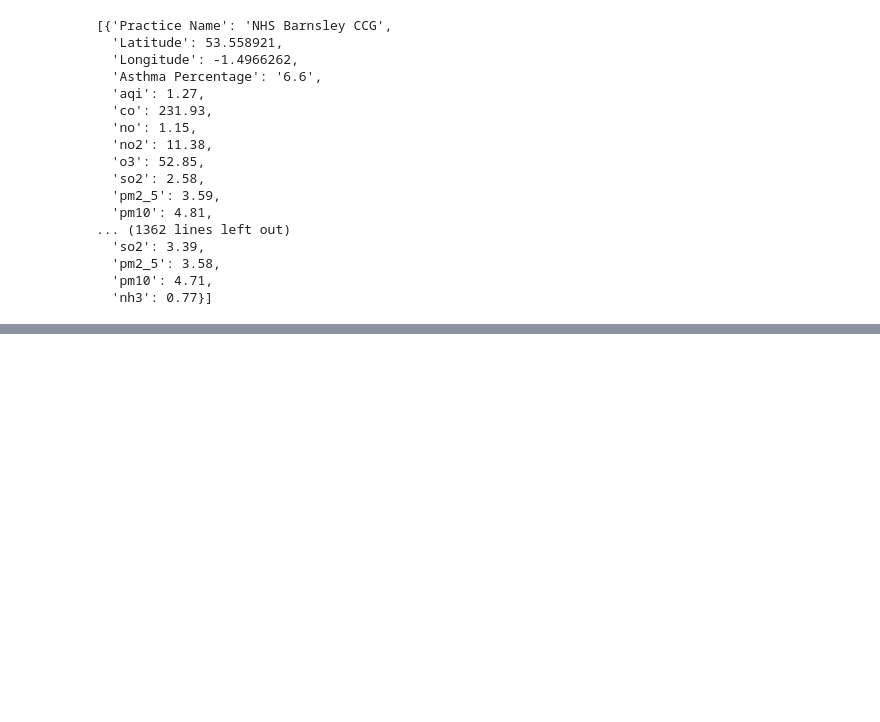
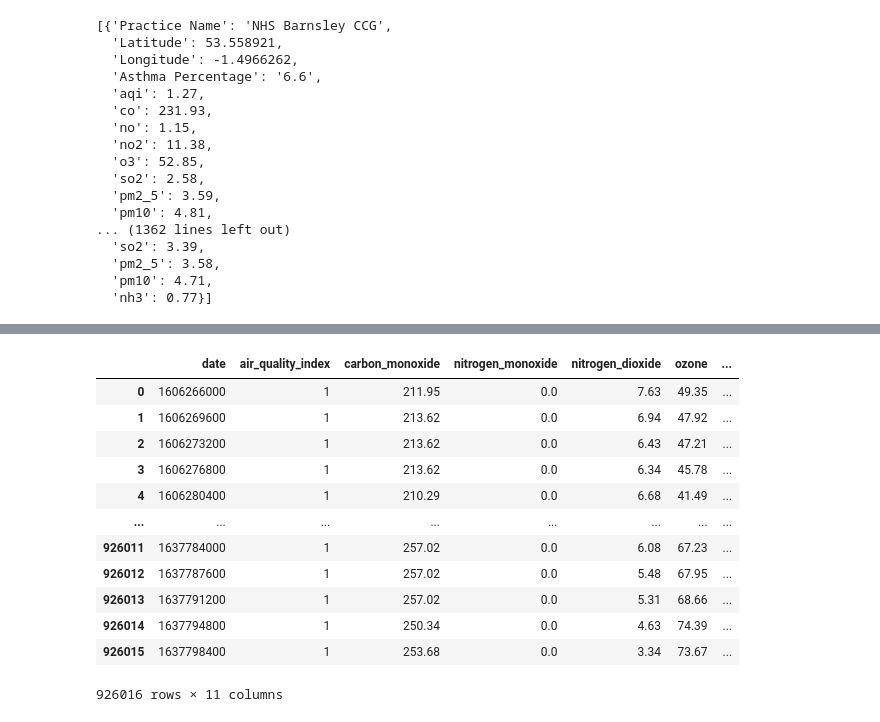
Before and after one commit to JovanS27/Air_Pollution_Analysis, a Jupyter notebook: WebScrape.ipynb, the cells around one changed output, grey strips where cells are left out. Drawn from its saved outputs; the diff is of its cells as text; code cells hidden in the pictures; blank space fills up the shorter version.

```diff
--- a/WebScrape.ipynb
+++ b/WebScrape.ipynb
@@ -241,0 +309,16 @@ round(avg1/count,2)
+# %%
+temp
+# %% [output]
+|  | date | air_quality_index | carbon_monoxide | nitrogen_monoxide | nitrogen_dioxide | ozone | ... |
+| 0 | 1606266000 | 1 | 211.95 | 0.0 | 7.63 | 49.35 | ... |
+| 1 | 1606269600 | 1 | 213.62 | 0.0 | 6.94 | 47.92 | ... |
+| 2 | 1606273200 | 1 | 213.62 | 0.0 | 6.43 | 47.21 | ... |
+| 3 | 1606276800 | 1 | 213.62 | 0.0 | 6.34 | 45.78 | ... |
+| 4 | 1606280400 | 1 | 210.29 | 0.0 | 6.68 | 41.49 | ... |
+| ... | ... | ... | ... | ... | ... | ... | ... |
+| 926011 | 1637784000 | 1 | 257.02 | 0.0 | 6.08 | 67.23 | ... |
+| 926012 | 1637787600 | 1 | 257.02 | 0.0 | 5.48 | 67.95 | ... |
+| 926013 | 1637791200 | 1 | 257.02 | 0.0 | 5.31 | 68.66 | ... |
+| 926014 | 1637794800 | 1 | 250.34 | 0.0 | 4.63 | 74.39 | ... |
+| 926015 | 1637798400 | 1 | 253.68 | 0.0 | 3.34 | 73.67 | ... |
+926016 rows × 11 columns
```
Also changed, not shown: parts of 4 cells of this notebook.
